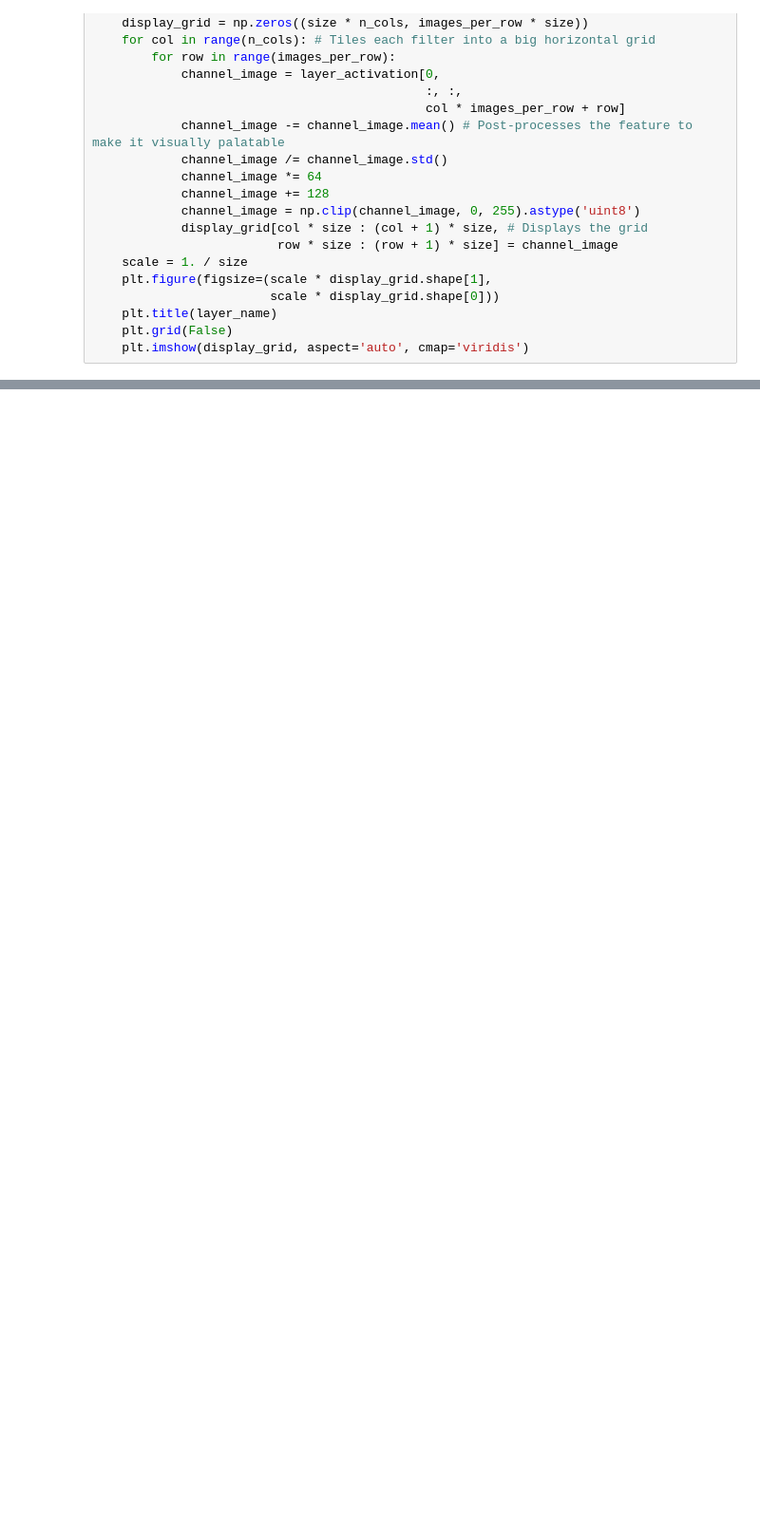
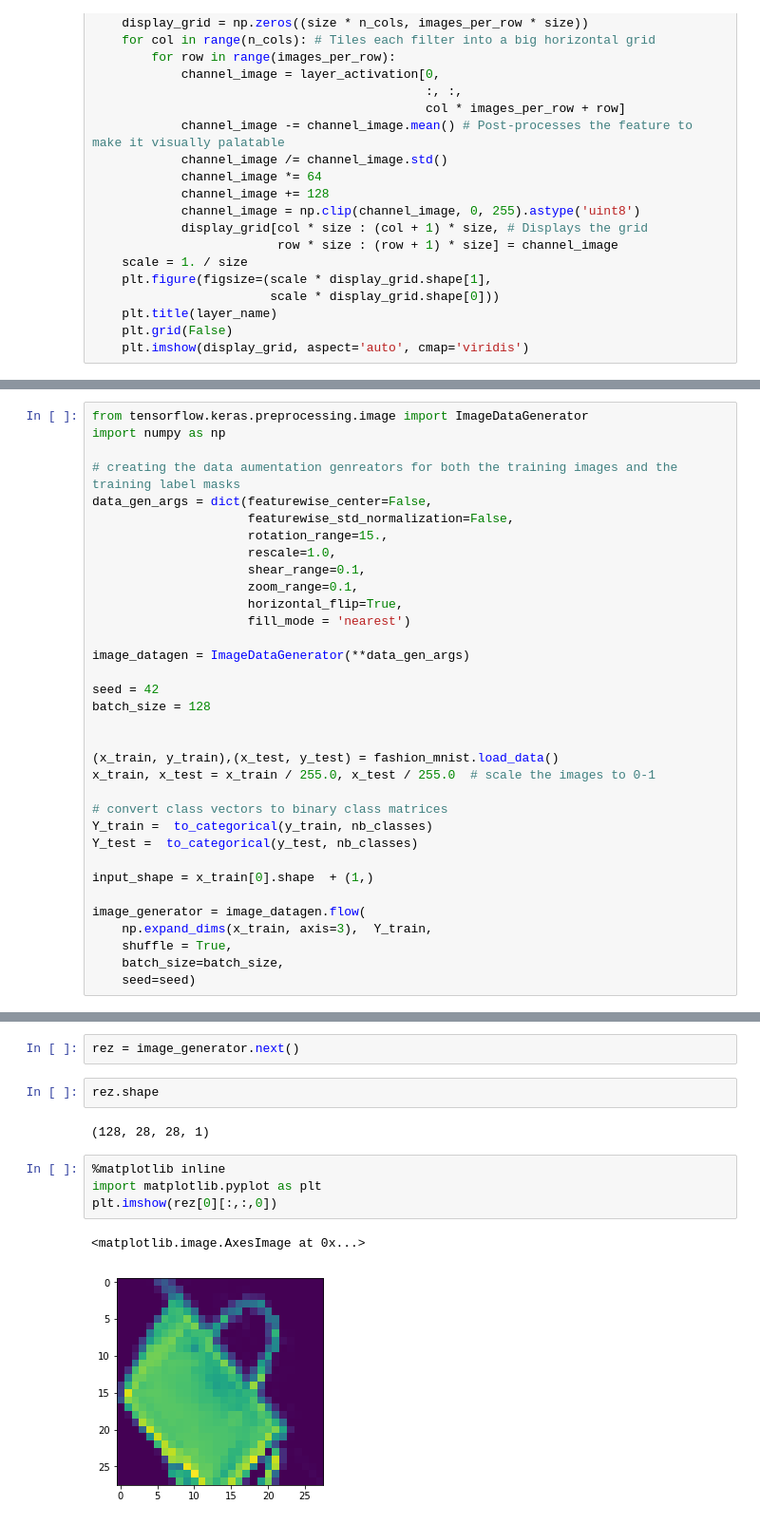
Before and after one commit to profjsb/ml_course, a Jupyter notebook: Lectures/5_DeepConvNets/00_convnets.ipynb, the cells around one changed output, grey strips where cells are left out. Shown: that part at 95% size. Saved outputs shown, nothing was run; the diff lists cells and outputs as text; blank space fills up the shorter version.

Commit message:
data augmentation

```diff
--- a/Lectures/5_DeepConvNets/00_convnets.ipynb
+++ b/Lectures/5_DeepConvNets/00_convnets.ipynb
@@ -276,0 +281,34 @@ for layer_name, layer_activation in zip(layer_names, activations): # Displays th
+# %%
+from tensorflow.keras.preprocessing.image import ImageDataGenerator
+import numpy as np
+
+# creating the data aumentation genreators for both the training images and the training label masks
+data_gen_args = dict(featurewise_center=False,
+                     featurewise_std_normalization=False,
+                     rotation_range=15.,
+                     rescale=1.0,
+                     shear_range=0.1,
+                     zoom_range=0.1,
+                     horizontal_flip=True,
+                     fill_mode = 'nearest')
+
+image_datagen = ImageDataGenerator(**data_gen_args)
+
+seed = 42
+batch_size = 128
+
+
+(x_train, y_train),(x_test, y_test) = fashion_mnist.load_data()
+x_train, x_test = x_train / 255.0, x_test / 255.0  # scale the images to 0-1
+
+# convert class vectors to binary class matrices
+Y_train =  to_categorical(y_train, nb_classes)
+Y_test =  to_categorical(y_test, nb_classes)
+
+input_shape = x_train[0].shape  + (1,)
+
+image_generator = image_datagen.flow(
+    np.expand_dims(x_train, axis=3),  Y_train,
+    shuffle = True,
+    batch_size=batch_size,
+    seed=seed)
@@ -276,0 +319,13 @@ for layer_name, layer_activation in zip(layer_names, activations): # Displays th
+# %%
+rez = image_generator.next()
+# %%
+rez.shape
+# %% [output]
+(128, 28, 28, 1)
+# %%
+%matplotlib inline
+import matplotlib.pyplot as plt
+plt.imshow(rez[0][:,:,0])
+# %% [output]
+<matplotlib.image.AxesImage at 0x...>
+[figure, added]
```
Also changed, not shown: parts of 4 cells of this notebook.
